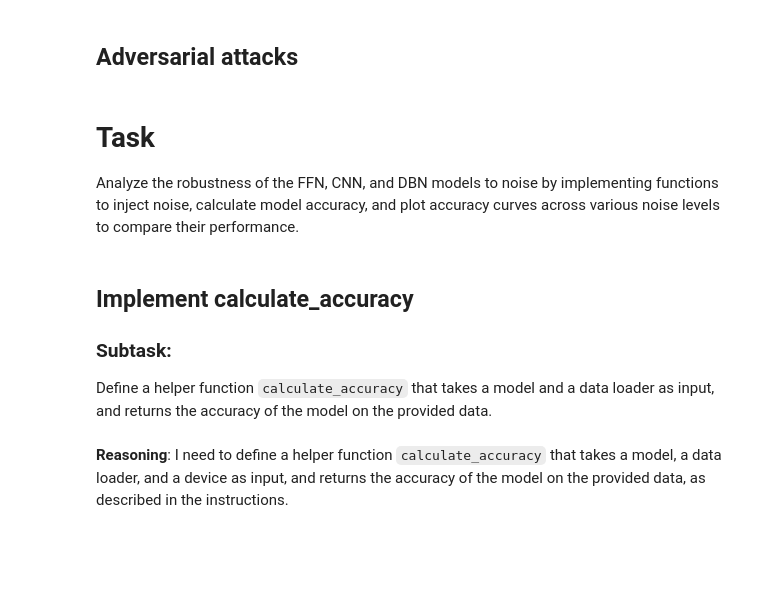
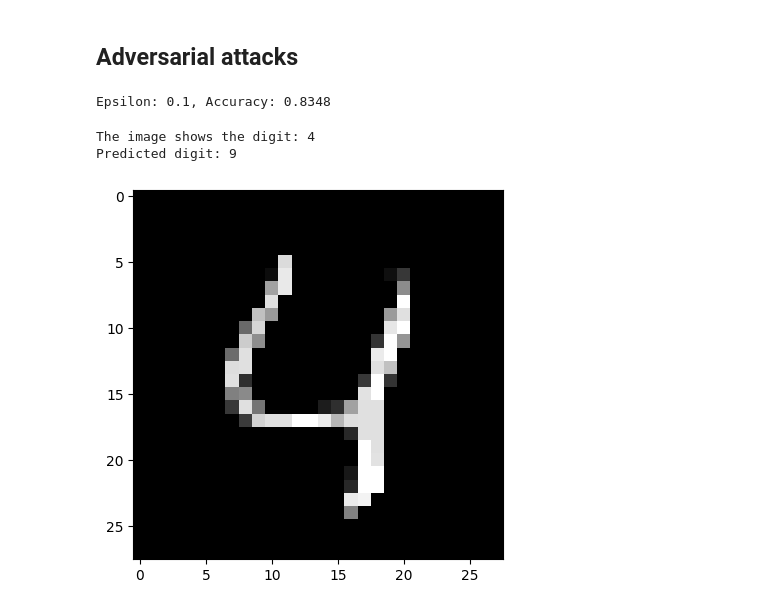
Before and after one commit to pavelihno/cognition-computation-project, a Jupyter notebook: notebook.ipynb, the cells around one changed output. Drawn from its saved outputs; the diff is of its cells as text; code cells hidden in the pictures; blank space fills up the shorter version.

Commit message:
Adversarial attack functions

```diff
--- a/notebook.ipynb
+++ b/notebook.ipynb
@@ -1098,14 +1100,3 @@ plt.show()
 [figure]
 # %% [markdown]
 ## Adversarial attacks
-# %% [markdown]
-# Task
-Analyze the robustness of the FFN, CNN, and DBN models to noise by implementing functions to inject noise, calculate model accuracy, and plot accuracy curves across various noise levels to compare their performance.
-# %% [markdown]
-## Implement calculate_accuracy
-
-### Subtask:
-Define a helper function `calculate_accuracy` that takes a model and a data loader as input, and returns the accuracy of the model on the provided data.
-# %% [markdown]
-**Reasoning**:
-I need to define a helper function `calculate_accuracy` that takes a model, a data loader, and a device as input, and returns the accuracy of the model on the provided data, as described in the instructions.
@@ -1131,0 +1155,18 @@ def calculate_accuracy(model, data_loader, device=None):
+# %%
+adv_test_loader = DataLoader(mnist_test_ds, batch_size=1, shuffle=False)
+# %%
+adv_data, adv_accuracy = get_adversarial_data(
+    model=ffn_model,
+    test_loader=adv_test_loader,
+    epsilon=0.1,
+    device=device,
+)
+# %% [output]
+Epsilon: 0.1, Accuracy: 0.8348
+# %%
+_adv_img, _label, _adv_label = adv_data[0]
+show_img(_adv_img.reshape(mnist_img_shape), _label, _adv_label)
+# %% [output]
+The image shows the digit: 4
+Predicted digit: 9
+[figure, added]
```
Also changed, not shown: parts of 7 cells of this notebook.
